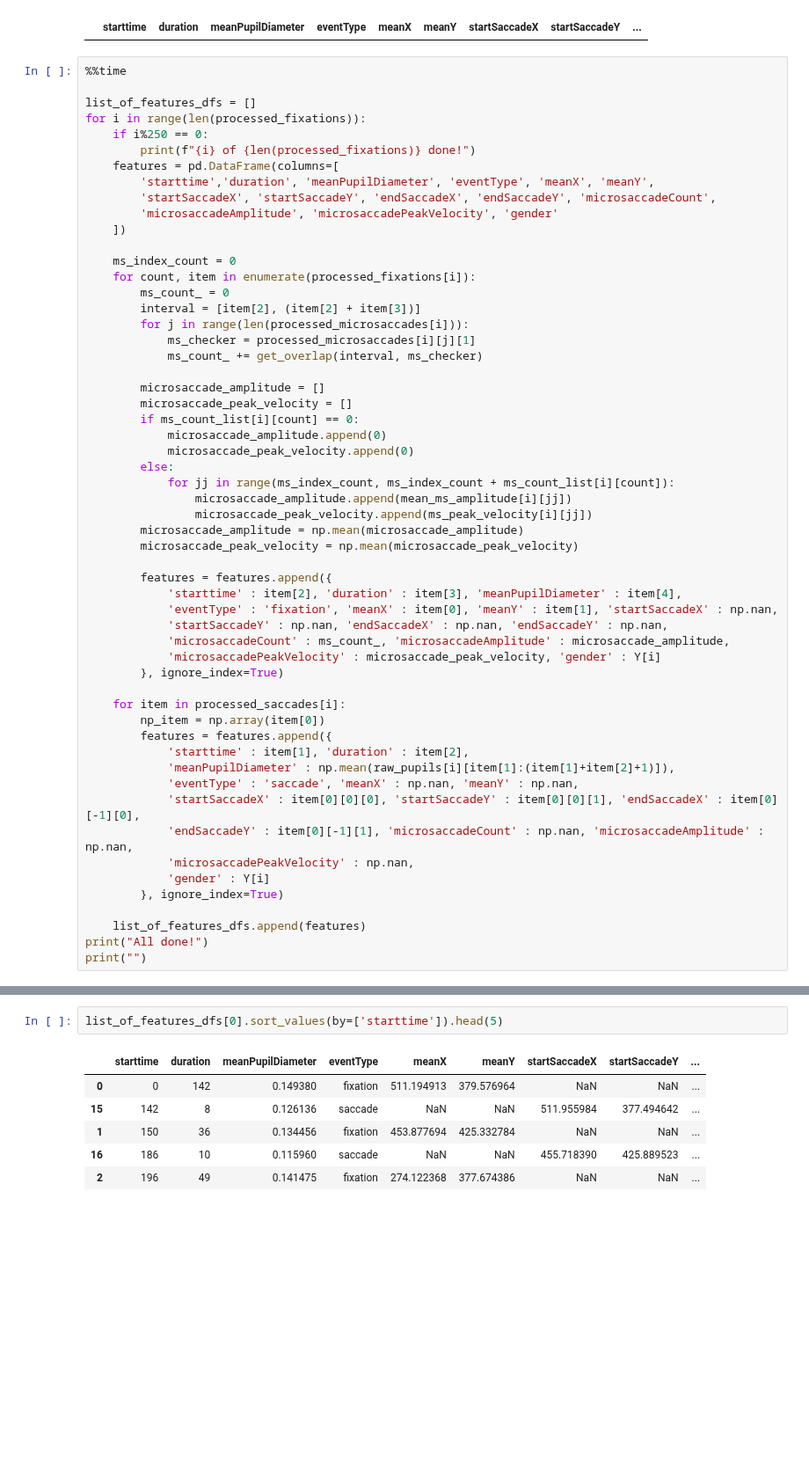
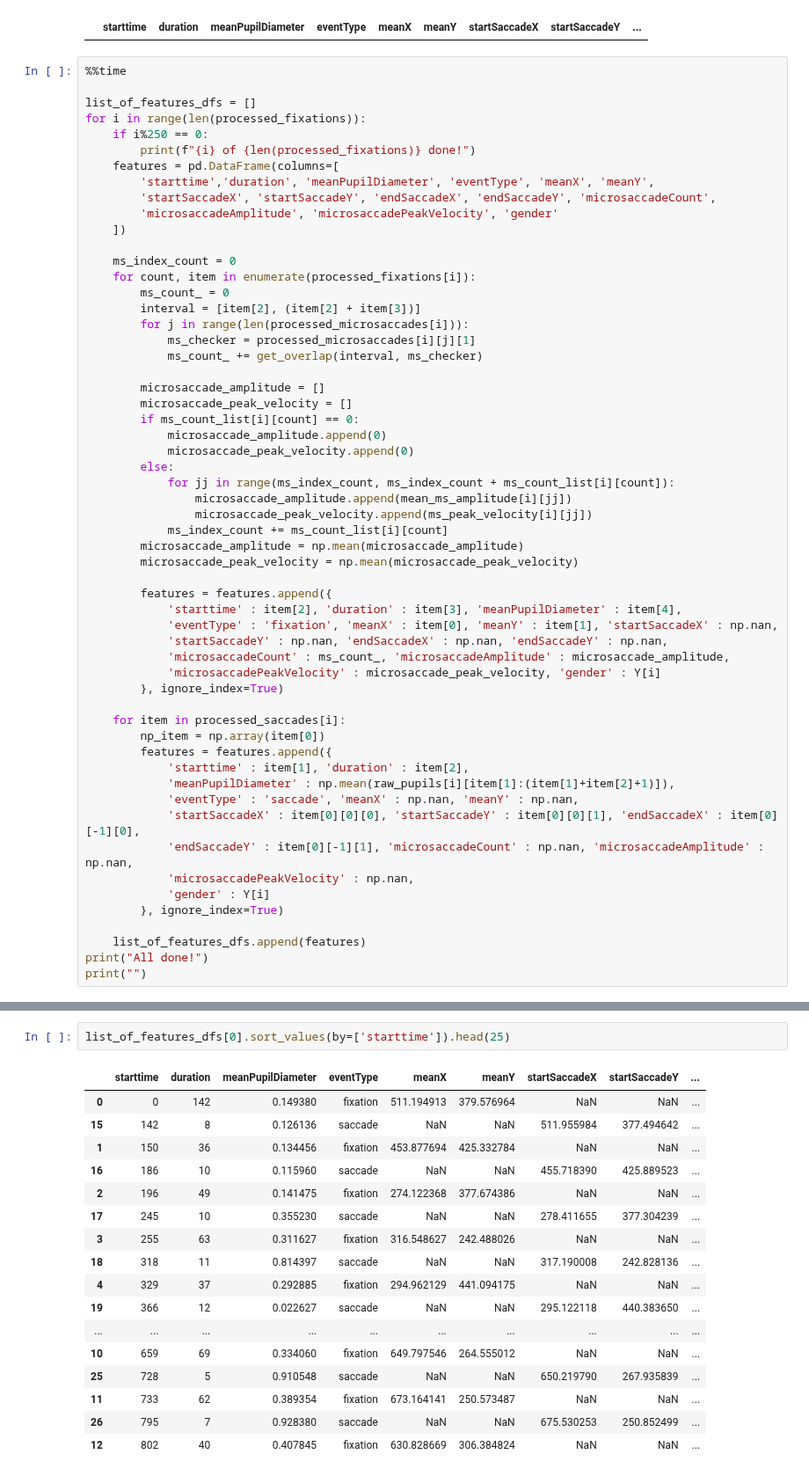
Before and after one commit to kroglkt/CogSci3, a Jupyter notebook: DOVES classifier.ipynb, the cells around one changed output, grey strips where cells are left out. Shown at 88% size. Cells and saved outputs as stored; diff of their text form; blank space fills up the shorter version.

```diff
--- a/DOVES classifier.ipynb
+++ b/DOVES classifier.ipynb
@@ -899,6 +899,7 @@ for i in range(len(processed_fixations)):
             for jj in range(ms_index_count, ms_index_count + ms_count_list[i][count]):
                 microsaccade_amplitude.append(mean_ms_amplitude[i][jj])
                 microsaccade_peak_velocity.append(ms_peak_velocity[i][jj])
+            ms_index_count += ms_count_list[i][count]
         microsaccade_amplitude = np.mean(microsaccade_amplitude)
         microsaccade_peak_velocity = np.mean(microsaccade_peak_velocity)
 
@@ -944,9 +945,20 @@ Wall time: 4min 35s
 # %%
-list_of_features_dfs[0].sort_values(by=['starttime']).head(5)
+list_of_features_dfs[0].sort_values(by=['starttime']).head(25)
 # %% [output]
 |  | starttime | duration | meanPupilDiameter | eventType | meanX | meanY | startSaccadeX | startSaccadeY | ... |
 | 0 | 0 | 142 | 0.149380 | fixation | 511.194913 | 379.576964 | NaN | NaN | ... |
 | 15 | 142 | 8 | 0.126136 | saccade | NaN | NaN | 511.955984 | 377.494642 | ... |
 | 1 | 150 | 36 | 0.134456 | fixation | 453.877694 | 425.332784 | NaN | NaN | ... |
 | 16 | 186 | 10 | 0.115960 | saccade | NaN | NaN | 455.718390 | 425.889523 | ... |
 | 2 | 196 | 49 | 0.141475 | fixation | 274.122368 | 377.674386 | NaN | NaN | ... |
+| 17 | 245 | 10 | 0.355230 | saccade | NaN | NaN | 278.411655 | 377.304239 | ... |
+| 3 | 255 | 63 | 0.311627 | fixation | 316.548627 | 242.488026 | NaN | NaN | ... |
+| 18 | 318 | 11 | 0.814397 | saccade | NaN | NaN | 317.190008 | 242.828136 | ... |
+| 4 | 329 | 37 | 0.292885 | fixation | 294.962129 | 441.094175 | NaN | NaN | ... |
+| 19 | 366 | 12 | 0.022627 | saccade | NaN | NaN | 295.122118 | 440.383650 | ... |
+| ... | ... | ... | ... | ... | ... | ... | ... | ... | ... |
+| 10 | 659 | 69 | 0.334060 | fixation | 649.797546 | 264.555012 | NaN | NaN | ... |
+| 25 | 728 | 5 | 0.910548 | saccade | NaN | NaN | 650.219790 | 267.935839 | ... |
+| 11 | 733 | 62 | 0.389354 | fixation | 673.164141 | 250.573487 | NaN | NaN | ... |
+| 26 | 795 | 7 | 0.928380 | saccade | NaN | NaN | 675.530253 | 250.852499 | ... |
+| 12 | 802 | 40 | 0.407845 | fixation | 630.828669 | 306.384824 | NaN | NaN | ... |
```
Also changed, not shown: parts of 6 cells of this notebook, 1 other file.
